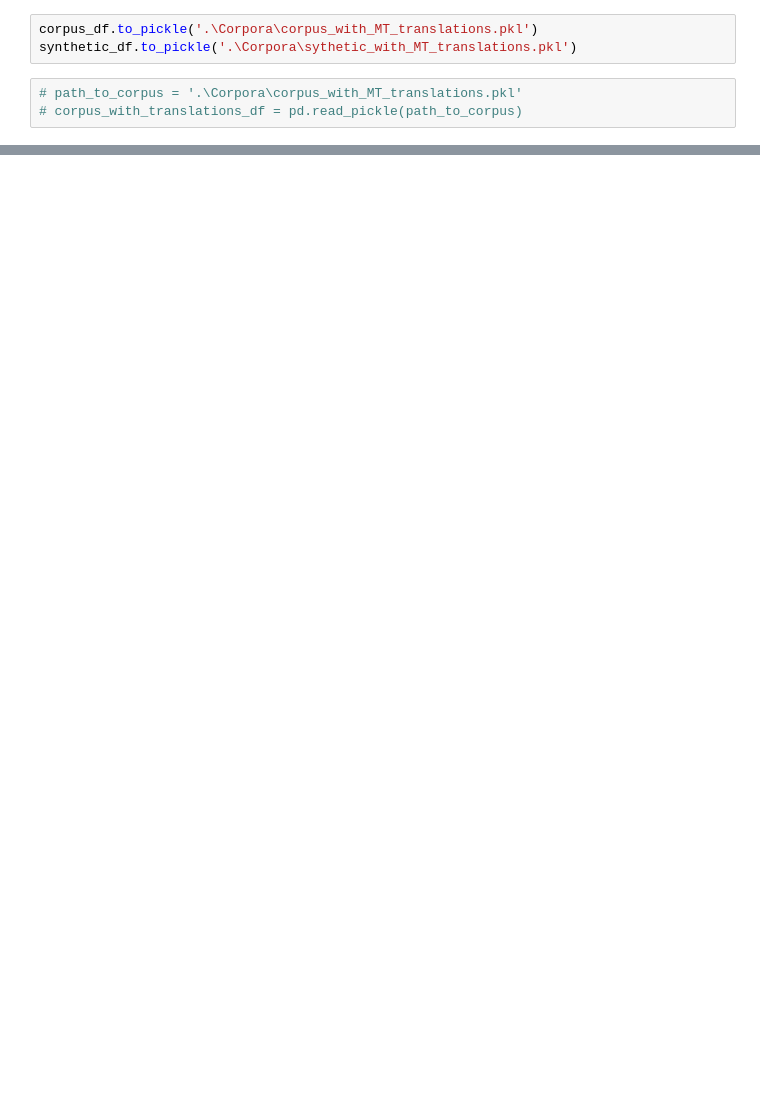
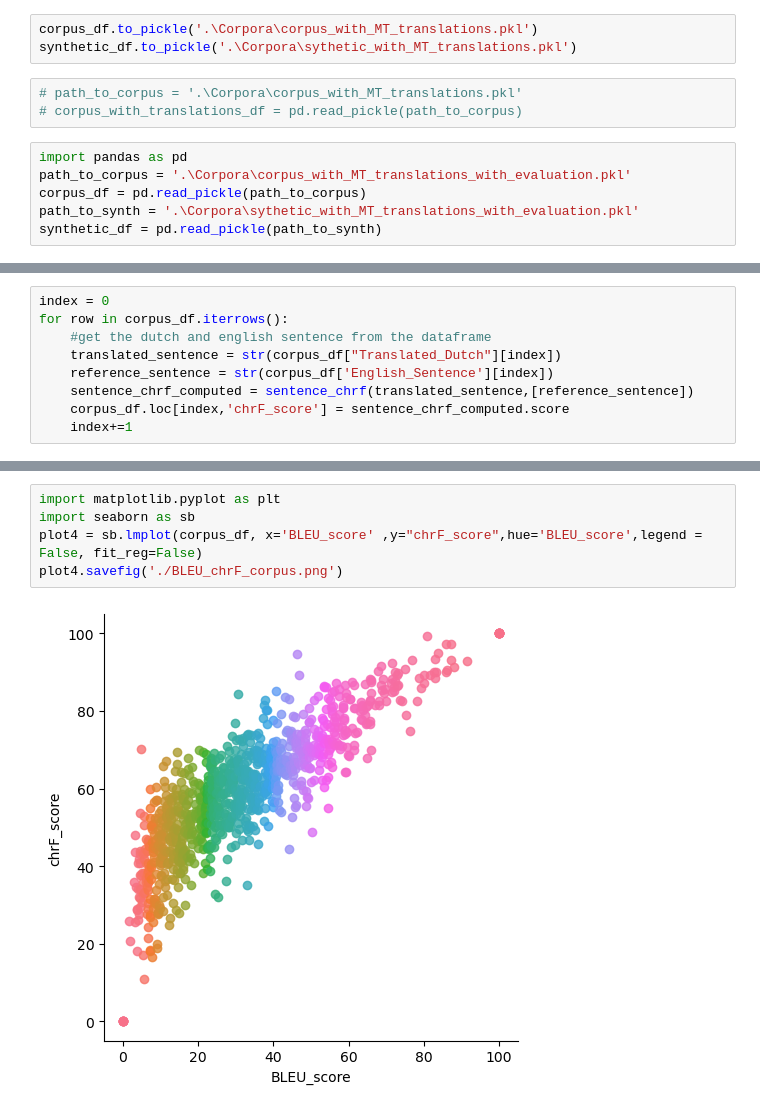
Before and after one commit to IkNOw57/Language-as-Data, a Jupyter notebook: Code/Generate_Translations.ipynb, the cells around one changed output, grey strips where cells are left out. Cells and saved outputs as stored; diff of their text form; blank space fills up the shorter version.

```diff
--- a/Code/Generate_Translations.ipynb
+++ b/Code/Generate_Translations.ipynb
@@ -147,3 +129,9 @@ synthetic_df.to_pickle('.\Corpora\sythetic_with_MT_translations.pkl')
 # %%
 # path_to_corpus = '.\Corpora\corpus_with_MT_translations.pkl'
 # corpus_with_translations_df = pd.read_pickle(path_to_corpus)
+# %%
+import pandas as pd
+path_to_corpus = '.\Corpora\corpus_with_MT_translations_with_evaluation.pkl'
+corpus_df = pd.read_pickle(path_to_corpus)
+path_to_synth = '.\Corpora\sythetic_with_MT_translations_with_evaluation.pkl'
+synthetic_df = pd.read_pickle(path_to_synth)
@@ -149,0 +140,9 @@ synthetic_df.to_pickle('.\Corpora\sythetic_with_MT_translations.pkl')
+# %%
+index = 0
+for row in corpus_df.iterrows():
+    #get the dutch and english sentence from the dataframe
+    translated_sentence = str(corpus_df["Translated_Dutch"][index])
+    reference_sentence = str(corpus_df['English_Sentence'][index])
+    sentence_chrf_computed = sentence_chrf(translated_sentence,[reference_sentence])
+    corpus_df.loc[index,'chrF_score'] = sentence_chrf_computed.score
+    index+=1
@@ -149,0 +158,7 @@ synthetic_df.to_pickle('.\Corpora\sythetic_with_MT_translations.pkl')
+# %%
+import matplotlib.pyplot as plt
+import seaborn as sb
+plot4 = sb.lmplot(corpus_df, x='BLEU_score' ,y="chrF_score",hue='BLEU_score',legend = False, fit_reg=False)
+plot4.savefig('./BLEU_chrF_corpus.png')
+# %% [output]
+[figure, added]
```
Also changed, not shown: parts of 22 cells of this notebook, 19 other files.
